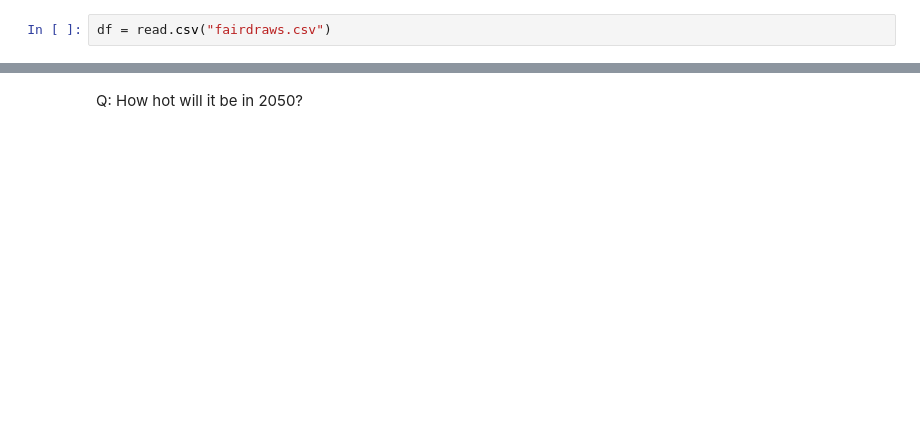
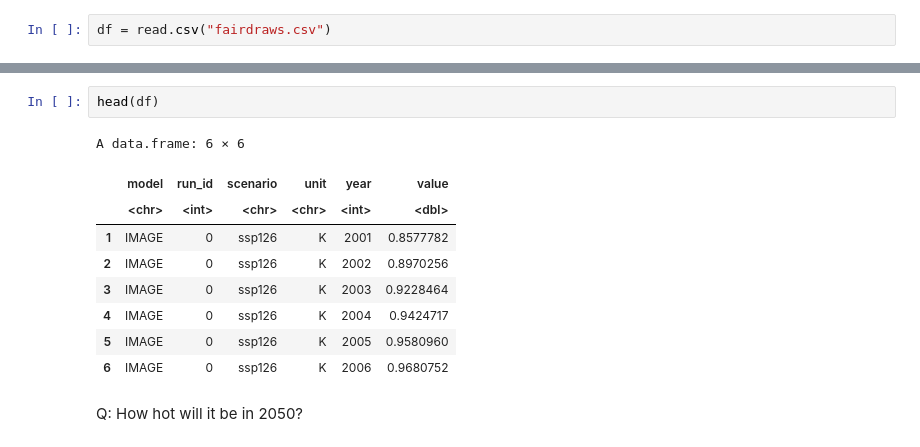
Before and after one commit to jrising/ccecon2025, a Jupyter notebook: Week 2 - Variance Decomposition.ipynb, the cells around one changed output, grey strips where cells are left out. Saved outputs shown, nothing was run; the diff lists cells and outputs as text; blank space fills up the shorter version.

```diff
--- a/Week 2 - Variance Decomposition.ipynb
+++ b/Week 2 - Variance Decomposition.ipynb
@@ -5,2 +41,14 @@ head(df)
+# %%
+head(df)
+# %% [output]
+A data.frame: 6 × 6
+|  | model | run_id | scenario | unit | year | value |
+|  | <chr> | <int> | <chr> | <chr> | <int> | <dbl> |
+| 1 | IMAGE | 0 | ssp126 | K | 2001 | 0.8577782 |
+| 2 | IMAGE | 0 | ssp126 | K | 2002 | 0.8970256 |
+| 3 | IMAGE | 0 | ssp126 | K | 2003 | 0.9228464 |
+| 4 | IMAGE | 0 | ssp126 | K | 2004 | 0.9424717 |
+| 5 | IMAGE | 0 | ssp126 | K | 2005 | 0.9580960 |
+| 6 | IMAGE | 0 | ssp126 | K | 2006 | 0.9680752 |
 # %% [markdown]
 Q: How hot will it be in 2050?
```
Also changed, not shown: parts of 16 cells of this notebook, 2 other files.
